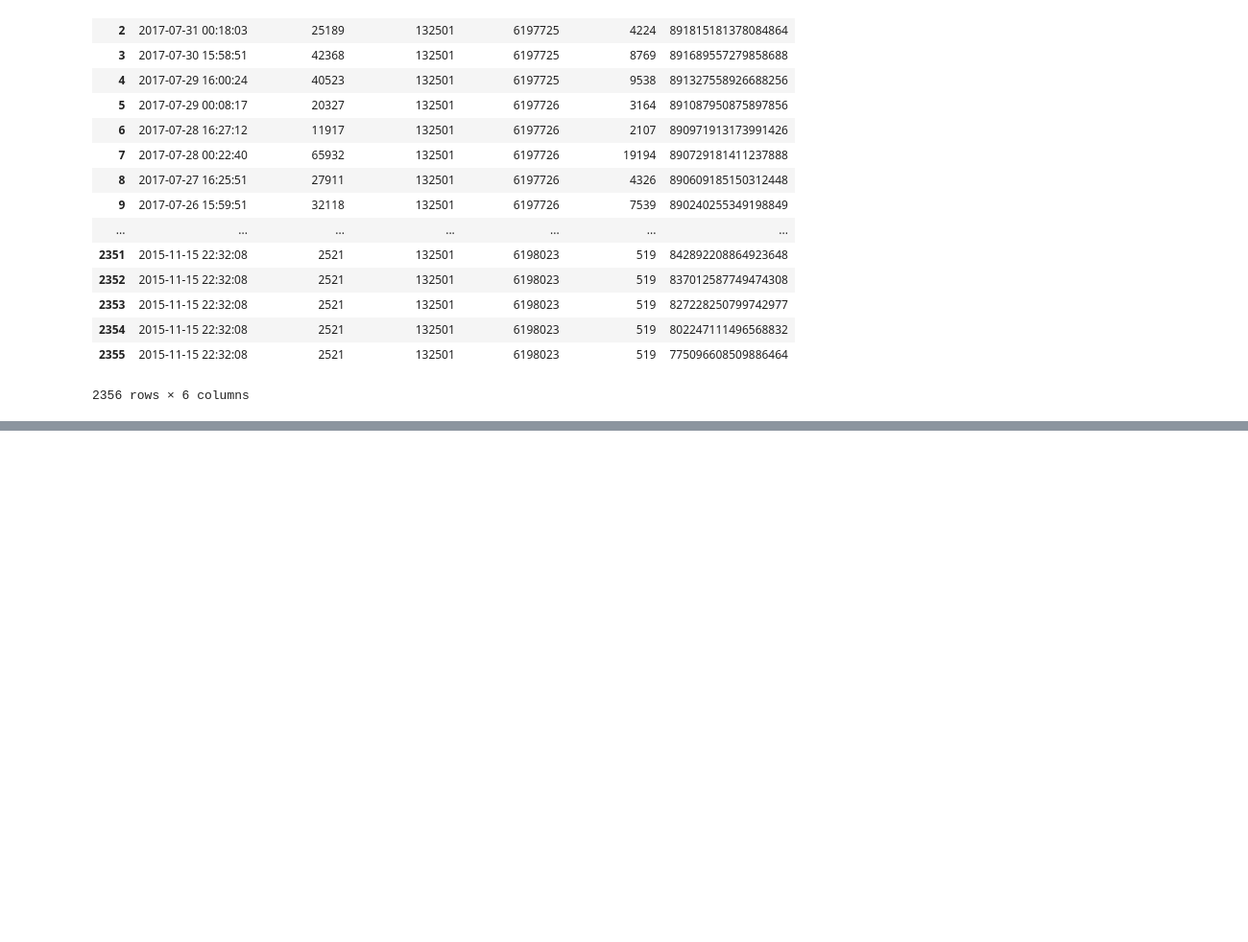
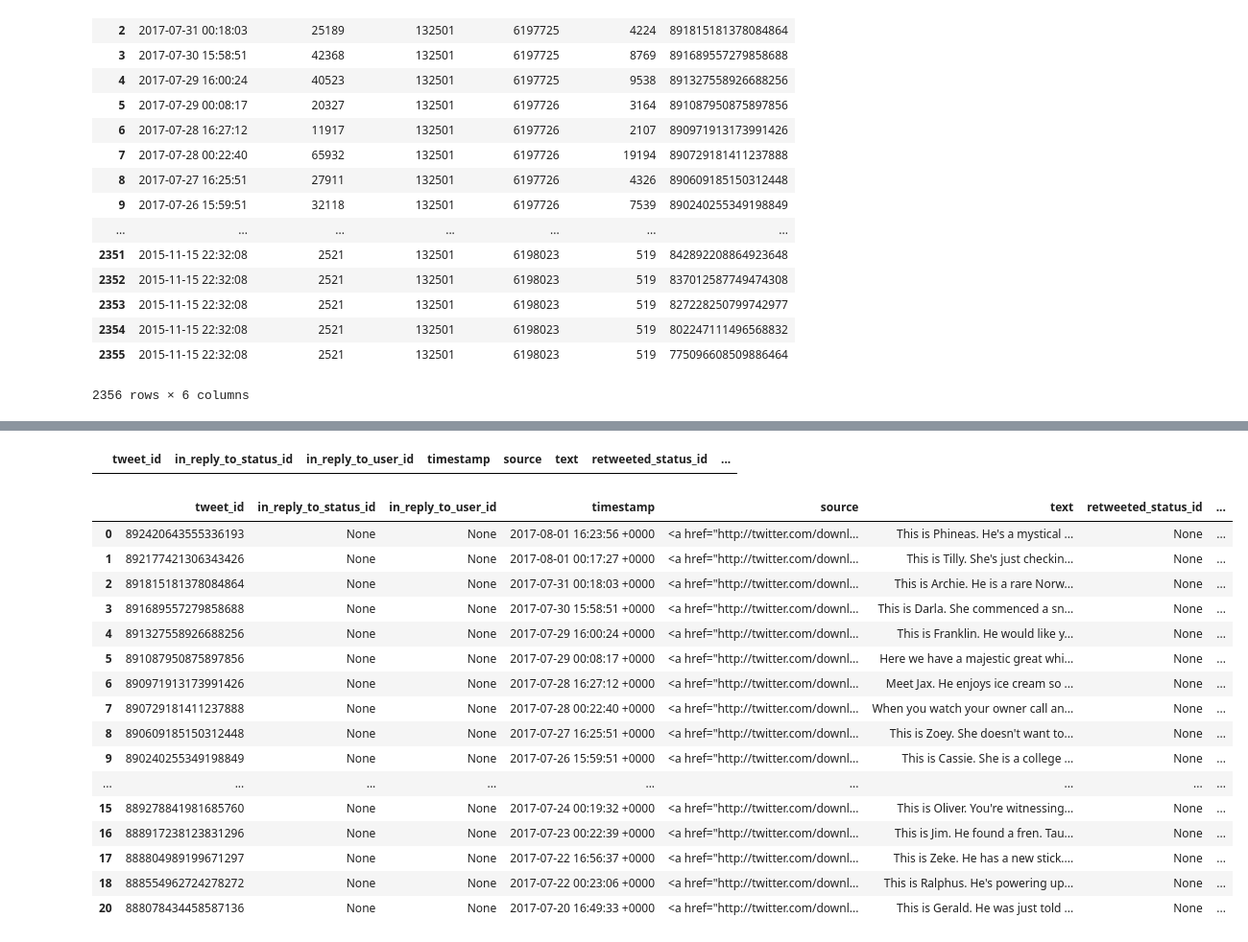
Before and after one commit to deepaksingh335/data-wrangling-project-WeRateDogs-Twitter-data-python, a Jupyter notebook: wrangle_act.ipynb, the cells around one changed output, grey strips where cells are left out. Shown at 96% size. Cells and saved outputs as stored; diff of their text form; code cells hidden in the pictures; blank space fills up the shorter version.

```diff
--- a/wrangle_act.ipynb
+++ b/wrangle_act.ipynb
@@ -245,0 +781,6 @@ json_tweets.drop(['favourites_count','followers_count'], axis = 1)
+# %%
+# Set correct numerators for specific tweets
+df_clean.loc[(df_clean['tweet_id'] == 883482846933004288) & (df_clean['rating_numerator'] == 5), ['rating_numerator']] = 13.5
+df_clean.loc[(df_clean['tweet_id'] == 786709082849828864) & (df_clean['rating_numerator'] == 75), ['rating_numerator']] = 9.75
+df_clean.loc[(df_clean['tweet_id'] == 778027034220126208) & (df_clean['rating_numerator'] == 27), ['rating_numerator']] = 11.27
+df_clean.loc[(df_clean['tweet_id'] == 680494726643068929) & (df_clean['rating_numerator'] == 26), ['rating_numerator']] = 11.26
@@ -245,0 +818,38 @@ json_tweets.drop(['favourites_count','followers_count'], axis = 1)
+# %%
+# Define - Remove extra characters after '&' in Text of the tweet
+# Code
+df_clean['text'] = df_clean['text'].str.replace('&amp;', '&')
+# %%
+# Test
+df_clean[df_clean.text.str.contains('&amp;')]
+# %% [output]
+|  | tweet_id | in_reply_to_status_id | in_reply_to_user_id | timestamp | source | text | retweeted_status_id | ... |
+# %%
+# Define - Create dog stage variable and remove individual dog stage columns
+# Code
+df_clean['dog_stage'] = df_clean['text'].str.extract('(puppo|pupper|floofer|doggo)', expand=True)
+# %%
+# remove the columns from the dataframe
+columns = ['doggo', 'floofer', 'pupper', 'puppo']
+df_clean = df_clean.drop(columns, axis=1)
+# %%
+# Test
+df_clean.head(20)
+# %% [output]
+|  | tweet_id | in_reply_to_status_id | in_reply_to_user_id | timestamp | source | text | retweeted_status_id | ... |
+| 0 | 892420643555336193 | None | None | 2017-08-01 16:23:56 +0000 | <a href="http://twitter.com/downl... | This is Phineas. He's a mystical ... | None | ... |
+| 1 | 892177421306343426 | None | None | 2017-08-01 00:17:27 +0000 | <a href="http://twitter.com/downl... | This is Tilly. She's just checkin... | None | ... |
+| 2 | 891815181378084864 | None | None | 2017-07-31 00:18:03 +0000 | <a href="http://twitter.com/downl... | This is Archie. He is a rare Norw... | None | ... |
+| 3 | 891689557279858688 | None | None | 2017-07-30 15:58:51 +0000 | <a href="http://twitter.com/downl... | This is Darla. She commenced a sn... | None | ... |
+| 4 | 891327558926688256 | None | None | 2017-07-29 16:00:24 +0000 | <a href="http://twitter.com/downl... | This is Franklin. He would like y... | None | ... |
+| 5 | 891087950875897856 | None | None | 2017-07-29 00:08:17 +0000 | <a href="http://twitter.com/downl... | Here we have a majestic great whi... | None | ... |
+| 6 | 890971913173991426 | None | None | 2017-07-28 16:27:12 +0000 | <a href="http://twitter.com/downl... | Meet Jax. He enjoys ice cream so ... | None | ... |
+| 7 | 890729181411237888 | None | None | 2017-07-28 00:22:40 +0000 | <a href="http://twitter.com/downl... | When you watch your owner call an... | None | ... |
+| 8 | 890609185150312448 | None | None | 2017-07-27 16:25:51 +0000 | <a href="http://twitter.com/downl... | This is Zoey. She doesn't want to... | None | ... |
+| 9 | 890240255349198849 | None | None | 2017-07-26 15:59:51 +0000 | <a href="http://twitter.com/downl... | This is Cassie. She is a college ... | None | ... |
+| ... | ... | ... | ... | ... | ... | ... | ... | ... |
+| 15 | 889278841981685760 | None | None | 2017-07-24 00:19:32 +0000 | <a href="http://twitter.com/downl... | This is Oliver. You're witnessing... | None | ... |
+| 16 | 888917238123831296 | None | None | 2017-07-23 00:22:39 +0000 | <a href="http://twitter.com/downl... | This is Jim. He found a fren. Tau... | None | ... |
+| 17 | 888804989199671297 | None | None | 2017-07-22 16:56:37 +0000 | <a href="http://twitter.com/downl... | This is Zeke. He has a new stick.... | None | ... |
+| 18 | 888554962724278272 | None | None | 2017-07-22 00:23:06 +0000 | <a href="http://twitter.com/downl... | This is Ralphus. He's powering up... | None | ... |
+| 20 | 888078434458587136 | None | None | 2017-07-20 16:49:33 +0000 | <a href="http://twitter.com/downl... | This is Gerald. He was just told ... | None | ... |
```
Also changed, not shown: parts of 67 cells of this notebook, 2 other files.
